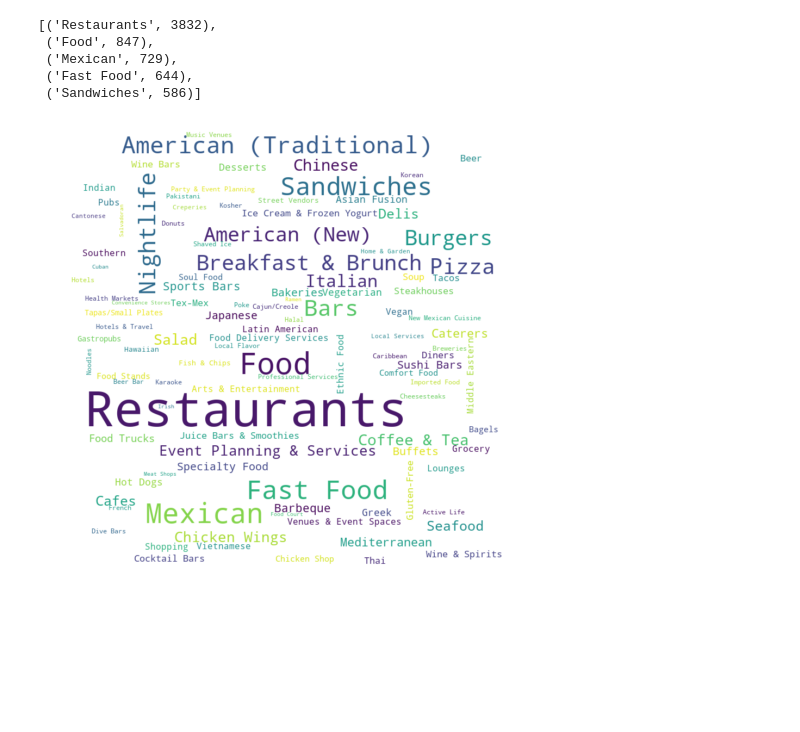
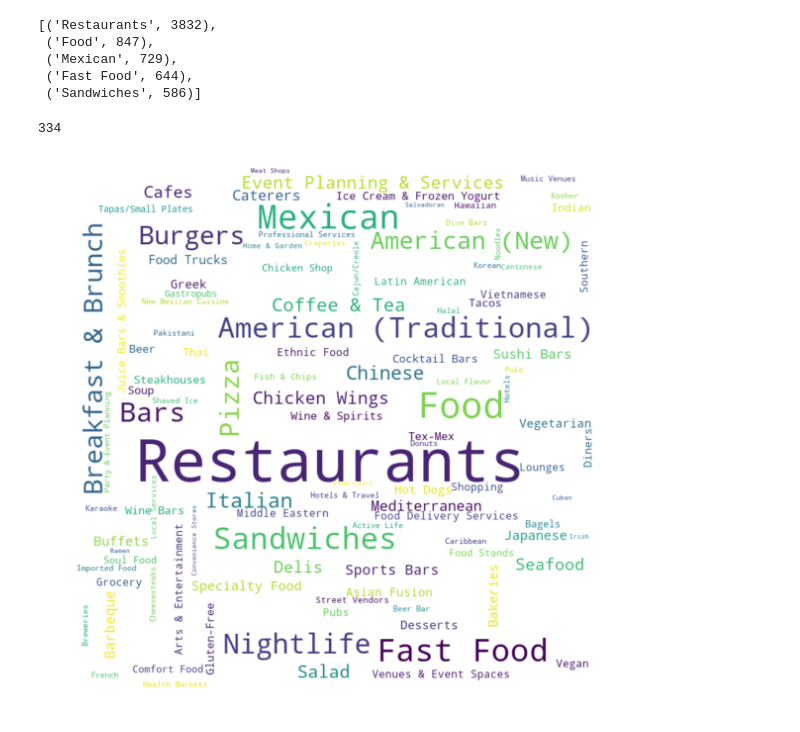
Before and after one commit to ShijunW/Galvanize-DSI-Capstone, a Jupyter notebook: yelp-ver1.ipynb, the cells around one changed output. Cells and saved outputs as stored; diff of their text form; code cells hidden in the pictures; blank space fills up the shorter version.

```diff
--- a/yelp-ver1.ipynb
+++ b/yelp-ver1.ipynb
@@ -686,17 +706,22 @@ word_dict = dict(words_count.most_common())
 # %%
 import matplotlib.pyplot as plt
 %matplotlib inline
+# %%
+len(word_dict)
+# %% [output]
+334
 # %%
 # Create the wordcloud object
-wordcloud = WordCloud(max_words=300, background_color='white', width=800, height=800, min_font_size=10, margin=0) \
+wordcloud = WordCloud(max_words=333, background_color='white', width=800, height=800, min_font_size=10, margin=0) \
            .generate_from_frequencies(word_dict)
 # %%
 # Display the generated image:
-plt.figure(figsize=(8,8))
+plt.figure(figsize=(8,8), facecolor=None)
 plt.imshow(wordcloud, interpolation='bilinear')
 plt.axis("off")
 plt.margins(x=0, y=0)
+plt.tight_layout()
 #plt.savefig('words_frequency.png')
 plt.show()
 # %% [output]
-[figure, old version]
+[figure, new version]
```
Also changed, not shown: parts of 1 cell of this notebook, 4 other files.
